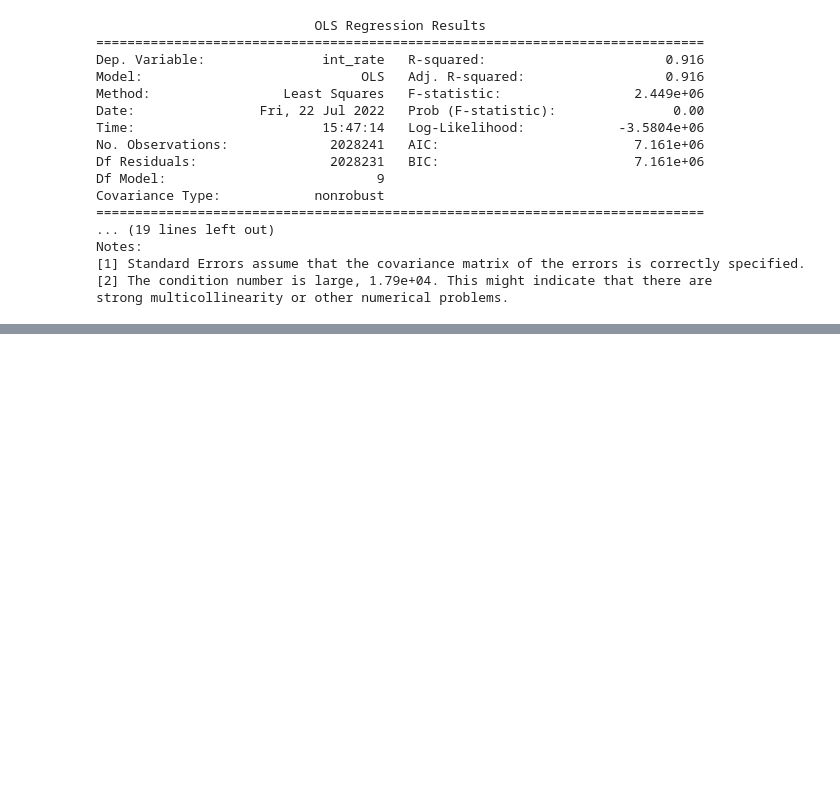
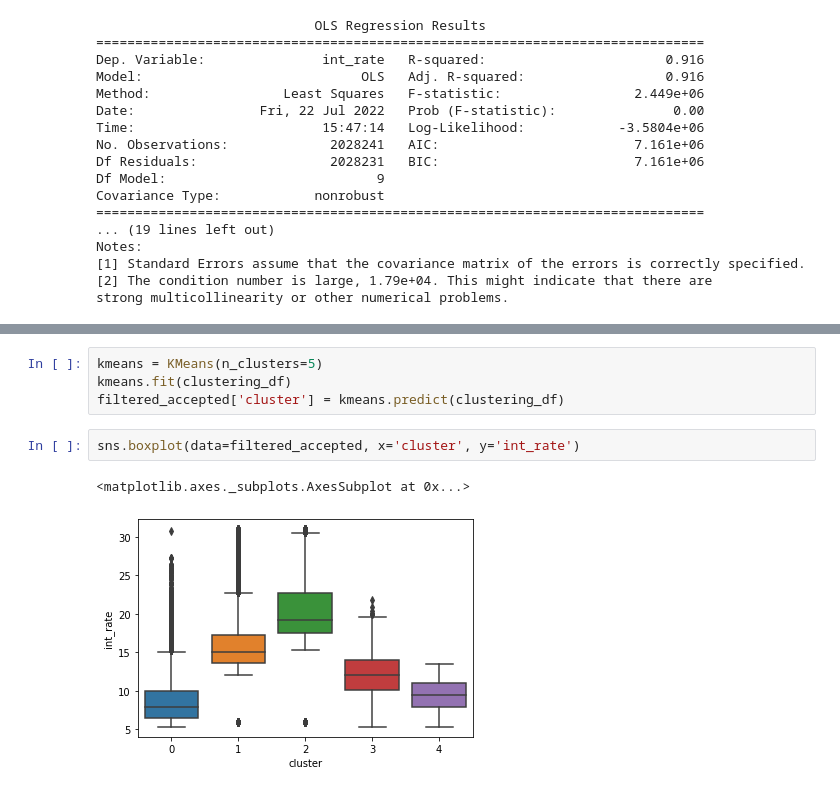
Before and after one commit to jeremylee73/citadel-summer-invitational, a Jupyter notebook: jeremy-lee-regressions.ipynb, the cells around one changed output, grey strips where cells are left out. Saved outputs shown, nothing was run; the diff lists cells and outputs as text; blank space fills up the shorter version.

```diff
--- a/jeremy-lee-regressions.ipynb
+++ b/jeremy-lee-regressions.ipynb
@@ -177,0 +258,9 @@ strong multicollinearity or other numerical problems.
+# %%
+kmeans = KMeans(n_clusters=5)
+kmeans.fit(clustering_df)
+filtered_accepted['cluster'] = kmeans.predict(clustering_df)
+# %%
+sns.boxplot(data=filtered_accepted, x='cluster', y='int_rate')
+# %% [output]
+<matplotlib.axes._subplots.AxesSubplot at 0x...>
+[figure, added]
```
Also changed, not shown: parts of 21 cells of this notebook.
